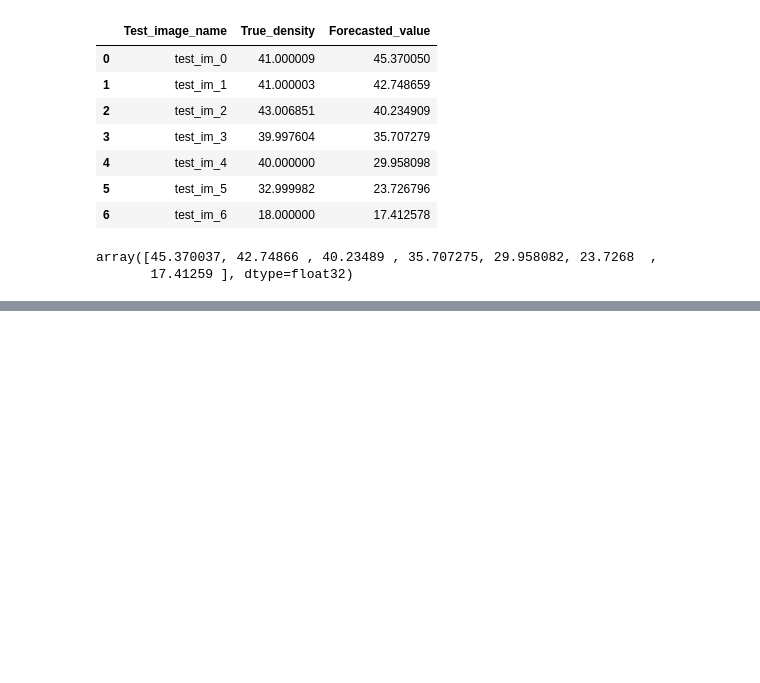
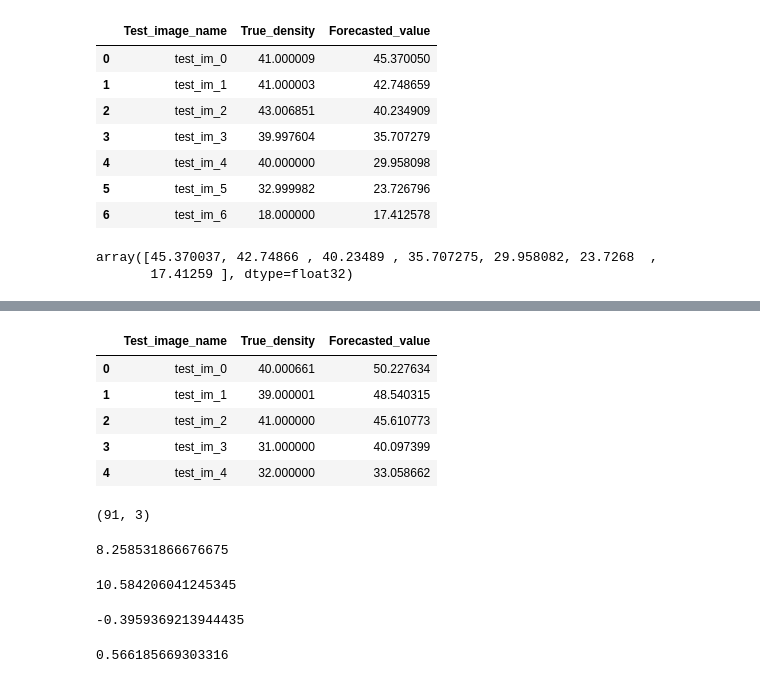
Before and after one commit to Gayara-Fernando/seq_2_seq, a Jupyter notebook: 8_inference_basemodel1_stage2.ipynb, the cells around one changed output, grey strips where cells are left out. Drawn from its saved outputs; the diff is of its cells as text; code cells hidden in the pictures; blank space fills up the shorter version.

Commit message:
Stage 2 base model 1 complete inference - includes all test space considered together as well

```diff
--- a/8_inference_basemodel1_stage2.ipynb
+++ b/8_inference_basemodel1_stage2.ipynb
@@ -1100,0 +1105,3 @@ array([45.370037, 42.74866 , 40.23489 , 35.707275, 29.958082, 23.7268  ,
+# %%
+all_contents_here = os.listdir(test_true_and_preds_path)
+all_contents_here.sort()
@@ -1100,0 +1125,2 @@ array([45.370037, 42.74866 , 40.23489 , 35.707275, 29.958082, 23.7268  ,
+# %%
+all_csv_files = [file for file in all_contents_here if file.split(".")[-1] == "csv"]
@@ -1100,0 +1129,45 @@ array([45.370037, 42.74866 , 40.23489 , 35.707275, 29.958082, 23.7268  ,
+# %%
+# load all csv files?
+csv_files_all = []
+for file in all_csv_files:
+    loaded_file = pd.read_csv(os.path.join(test_true_and_preds_path, file))
+    csv_files_all.append(loaded_file)
+# %%
+all_test_preds_and_true_densities = pd.concat(csv_files_all)
+# %%
+all_test_preds_and_true_densities.head()
+# %% [output]
+|  | Test_image_name | True_density | Forecasted_value |
+| 0 | test_im_0 | 40.000661 | 50.227634 |
+| 1 | test_im_1 | 39.000001 | 48.540315 |
+| 2 | test_im_2 | 41.000000 | 45.610773 |
+| 3 | test_im_3 | 31.000000 | 40.097399 |
+| 4 | test_im_4 | 32.000000 | 33.058662 |
+# %%
+all_test_preds_and_true_densities.shape
+# %% [output]
+(91, 3)
+# %%
+# mae
+all_test_mae = mean_absolute_error(all_test_preds_and_true_densities['True_density'], all_test_preds_and_true_densities['Forecasted_value'])
+all_test_mae
+# %% [output]
+8.258531866676675
+# %%
+# mse
+all_test_mse = mean_squared_error(all_test_preds_and_true_densities['True_density'], all_test_preds_and_true_densities['Forecasted_value'])
+np.sqrt(all_test_mse)
+# %% [output]
+10.584206041245345
+# %%
+# r2
+all_test_r2_score = r2_score(all_test_preds_and_true_densities['True_density'], all_test_preds_and_true_densities['Forecasted_value'])
+all_test_r2_score
+# %% [output]
+-0.3959369213944435
+# %%
+# pearsonr
+all_test_pearson = pearsonr(all_test_preds_and_true_densities['True_density'], all_test_preds_and_true_densities['Forecasted_value'])
+all_test_pearson[0]
+# %% [output]
+0.566185669303316
```
Also changed, not shown: parts of 14 cells of this notebook.
